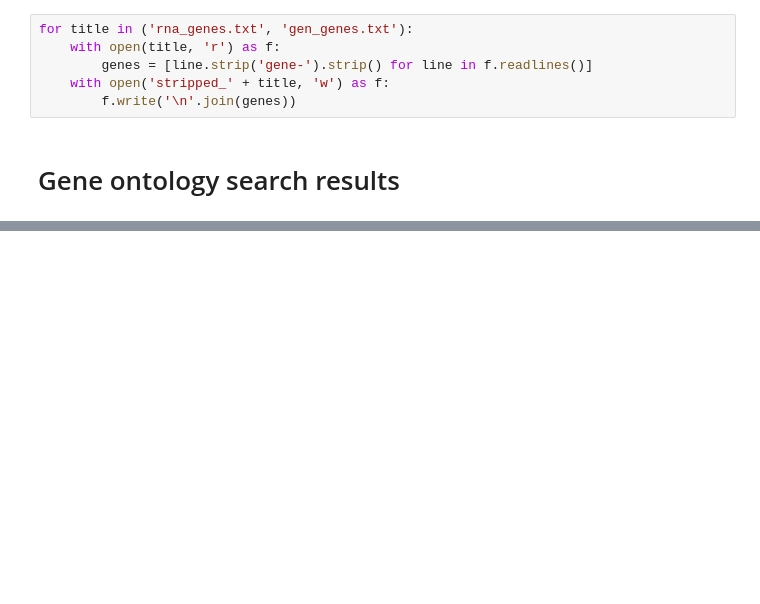
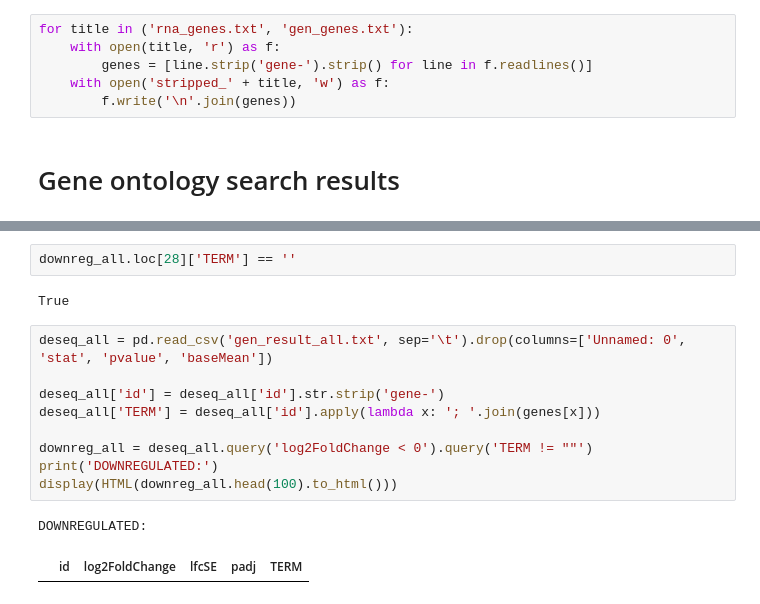
Before and after one commit to iam28th/BI-alg-bioinformatics, a Jupyter notebook: Project6/LabJournal.ipynb, the cells around one changed output, grey strips where cells are left out. Drawn from its saved outputs; the diff is of its cells as text; blank space fills up the shorter version.

```diff
--- a/Project6/LabJournal.ipynb
+++ b/Project6/LabJournal.ipynb
@@ -152,0 +212,16 @@ deseq_top50
+# %%
+downreg_all.loc[28]['TERM'] == ''
+# %% [output]
+True
+# %%
+deseq_all = pd.read_csv('gen_result_all.txt', sep='\t').drop(columns=['Unnamed: 0', 'stat', 'pvalue', 'baseMean'])
+
+deseq_all['id'] = deseq_all['id'].str.strip('gene-')
+deseq_all['TERM'] = deseq_all['id'].apply(lambda x: '; '.join(genes[x]))
+
+downreg_all = deseq_all.query('log2FoldChange < 0').query('TERM != ""')
+print('DOWNREGULATED:')
+display(HTML(downreg_all.head(100).to_html()))
+# %% [output]
+DOWNREGULATED:
+|  | id | log2FoldChange | lfcSE | padj | TERM |
```
Also changed, not shown: parts of 9 cells of this notebook.
